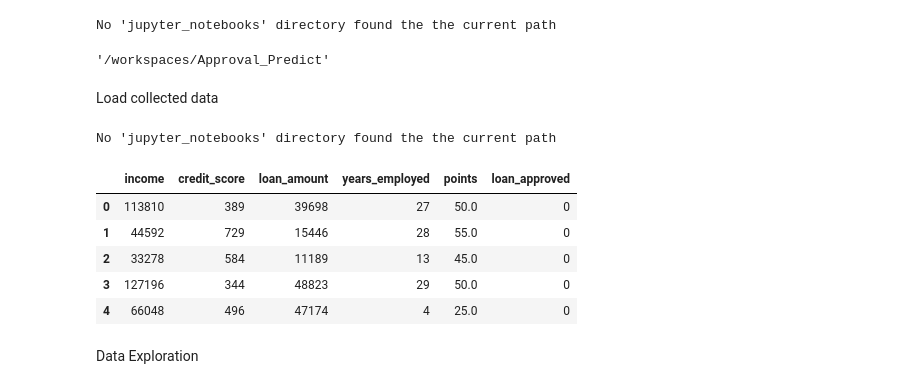
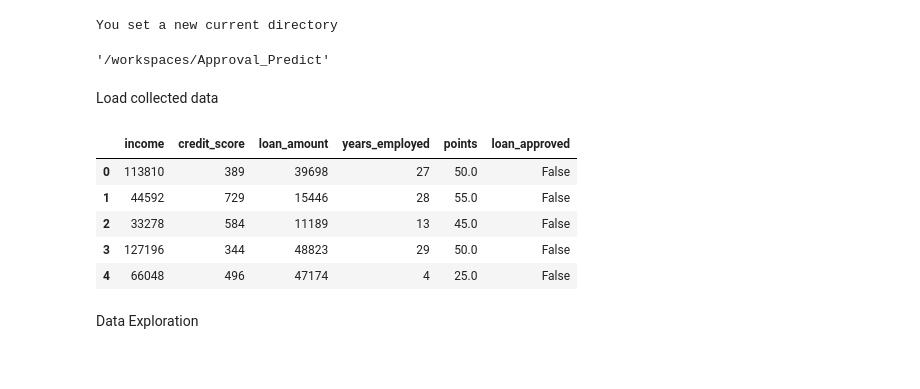
Before and after one commit to DavidRC-Projects/Approval_Predict, a Jupyter notebook: jupyter_notebooks/03 - DataCleaning.ipynb, the cells around one changed output. Cells and saved outputs as stored; diff of their text form; code cells hidden in the pictures.

```diff
--- a/jupyter_notebooks/03 - DataCleaning.ipynb
+++ b/jupyter_notebooks/03 - DataCleaning.ipynb
@@ -1,35 +1,43 @@
 # %%
 import os
-import sys
+import numpy as np
+import matplotlib.pyplot as plt
+import seaborn as sns
+import ppscore as pps
+from pathlib import Path
+import pandas as pd
+from ydata_profiling import ProfileReport
+import warnings
 
-from src.utility.project_setup import setup_project_root
+current_dir = os.getcwd()
+current_dir
 
-setup_project_root()
+os.chdir(os.path.dirname(current_dir))
+print("You set a new current directory")
+
+current_dir = os.getcwd()
+current_dir
 # %% [output]
-No 'jupyter_notebooks' directory found the the current path
+You set a new current directory
 '/workspaces/Approval_Predict'
 # %% [markdown]
 Load collected data
 # %%
-from pathlib import Path
-import pandas as pd
-
-root = setup_project_path()
+root = current_dir
 file_path = Path(root) / "outputs" / "datasets" / "collection" / "loan_approval.csv"
 
 if not file_path.exists():
     raise FileNotFoundError(f"Dataset not found at: {file_path}")
 
 df = pd.read_csv(file_path).drop(['name', 'city'], axis=1)
 df.head(5)
 # %% [output]
-No 'jupyter_notebooks' directory found the the current path
 |  | income | credit_score | loan_amount | years_employed | points | loan_approved |
-| 0 | 113810 | 389 | 39698 | 27 | 50.0 | 0 |
-| 1 | 44592 | 729 | 15446 | 28 | 55.0 | 0 |
-| 2 | 33278 | 584 | 11189 | 13 | 45.0 | 0 |
-| 3 | 127196 | 344 | 48823 | 29 | 50.0 | 0 |
-| 4 | 66048 | 496 | 47174 | 4 | 25.0 | 0 |
+| 0 | 113810 | 389 | 39698 | 27 | 50.0 | False |
+| 1 | 44592 | 729 | 15446 | 28 | 55.0 | False |
+| 2 | 33278 | 584 | 11189 | 13 | 45.0 | False |
+| 3 | 127196 | 344 | 48823 | 29 | 50.0 | False |
+| 4 | 66048 | 496 | 47174 | 4 | 25.0 | False |
 # %% [markdown]
 Data Exploration
 # %%
```
Also changed, not shown: parts of 8 cells of this notebook.
